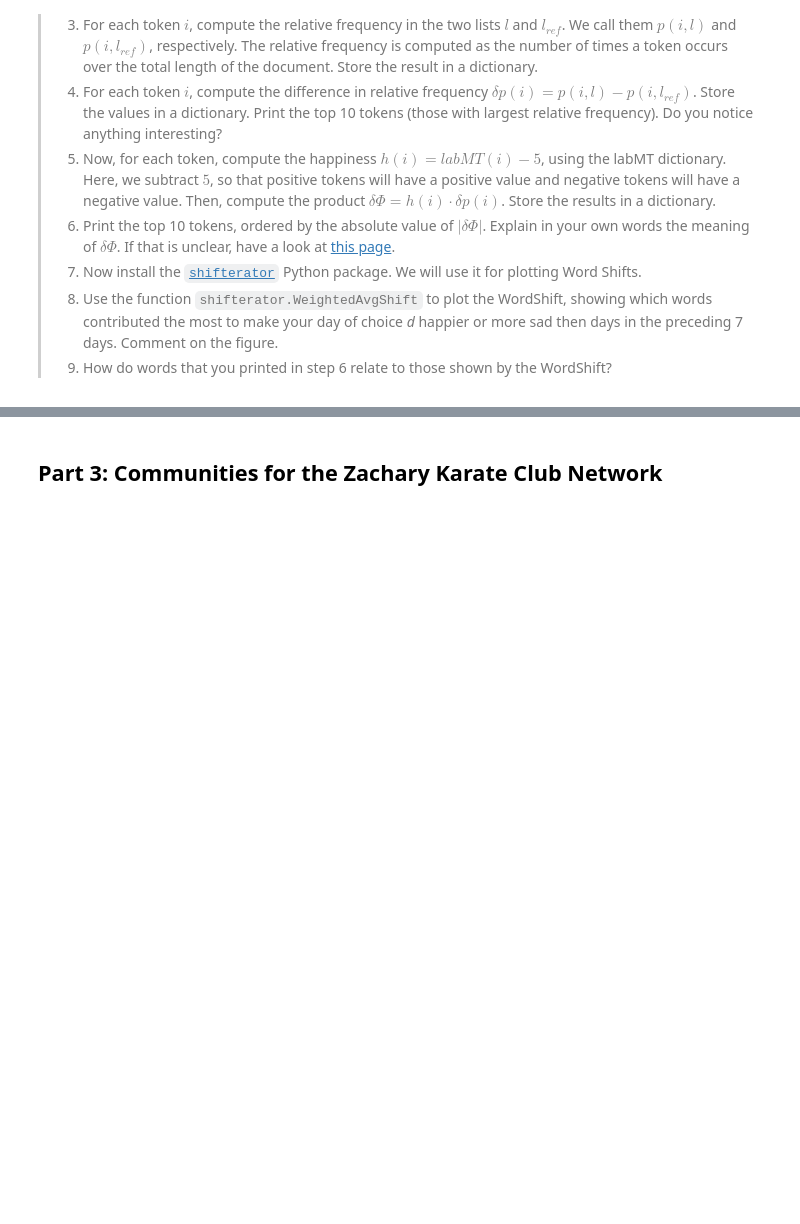
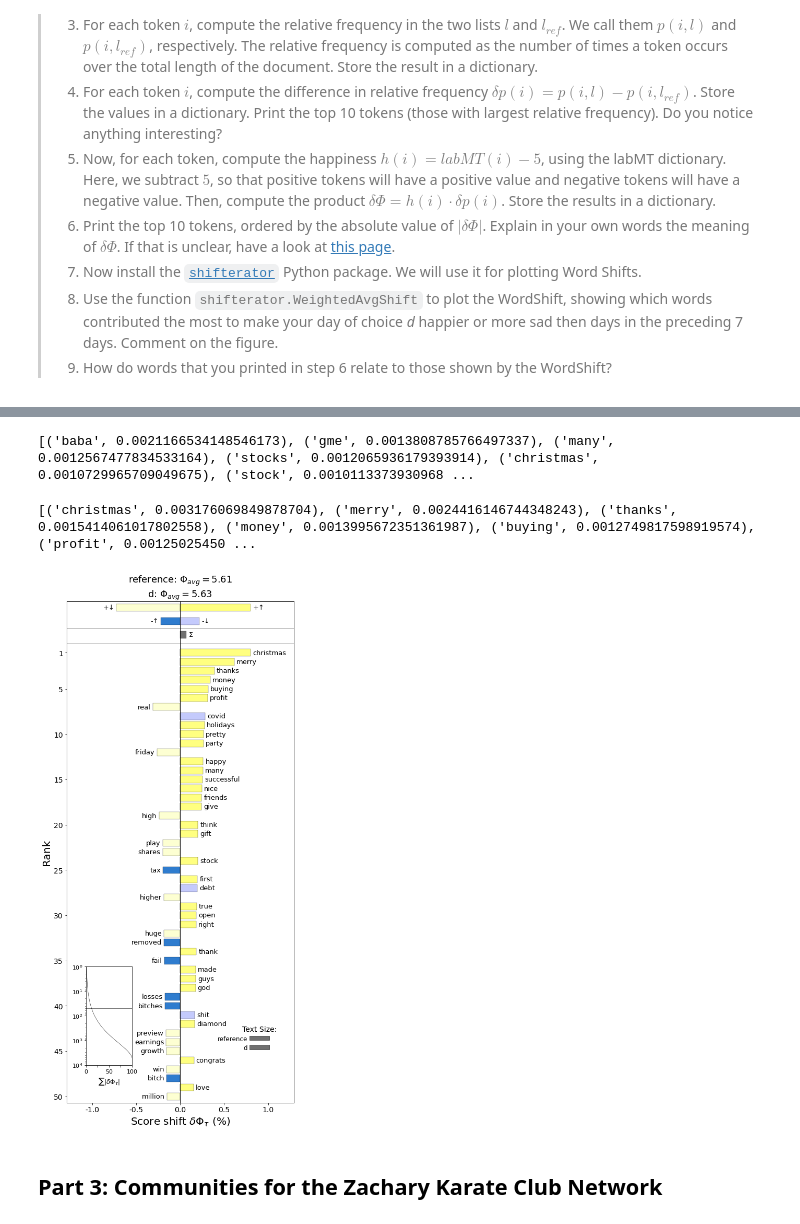
Before and after one commit to R0ner/comsosci-assignments, a Jupyter notebook: Assignment2.ipynb, the cells around one changed output, grey strips where cells are left out. Cells and saved outputs as stored; diff of their text form; code cells hidden in the pictures; blank space fills up the shorter version.

```diff
--- a/Assignment2.ipynb
+++ b/Assignment2.ipynb
@@ -55,0 +321,7 @@ _Exercise: Creating Word Shifts_
+# %%
+# Christmas eve :^)
+d = '2020-12-24'
+d = dt.datetime.strptime(d, '%Y-%m-%d').date()
+dmin = d - dt.timedelta(days=7)
+d, dmin = str(d), str(dmin)
+d, dmin
@@ -55,0 +330,4 @@ _Exercise: Creating Word Shifts_
+# %%
+l = daily_words.loc[d]
+lref = daily_words[(daily_words.index<d) & (daily_words.index>dmin)].values.sum()
+len(l), len(lref)
@@ -55,0 +336,6 @@ _Exercise: Creating Word Shifts_
+# %%
+# Relative frequency
+n_l = len(l)
+n_lref = len(lref)
+p = {token: freq / n_l for token, freq in Counter(l).items()}
+pref = {token: freq / n_lref for token, freq in Counter(lref).items()}
@@ -55,0 +356,4 @@ _Exercise: Creating Word Shifts_
+# %%
+topx(dp)
+# %% [output]
+[('baba', 0.0021166534148546173), ('gme', 0.0013808785766497337), ('many', 0.0012567477834533164), ('stocks', 0.0012065936179393914), ('christmas', 0.0010729965709049675), ('stock', 0.0010113373930968 ...
@@ -56,3 +365,22 @@ _Exercise: Creating Word Shifts_
+# %%
+topx(dPhi_abs)
+# %% [output]
+[('christmas', 0.003176069849878704), ('merry', 0.0024416146744348243), ('thanks', 0.0015414061017802558), ('money', 0.0013995672351361987), ('buying', 0.0012749817598919574), ('profit', 0.00125025450 ...
+# %%
+sentiment_shift = sh.WeightedAvgShift(
+    type2freq_1=pref,
+    type2freq_2=p,
+    type2score_1=hed_dict,
+    reference_value=5
+)
+# %%
+sentiment_shift.get_shift_graph(
+    detailed=True,
+    system_names=['reference', 'd']
+)
+plt.show()
+# %% [output]
+[figure, added]
 # %% [markdown]
 ## Part 3: Communities for the Zachary Karate Club Network
 # %% [markdown]
```
Also changed, not shown: parts of 33 cells of this notebook, 2 other files.
